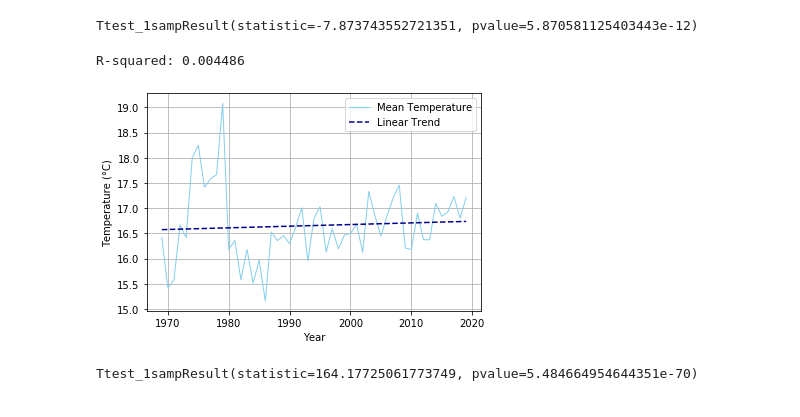
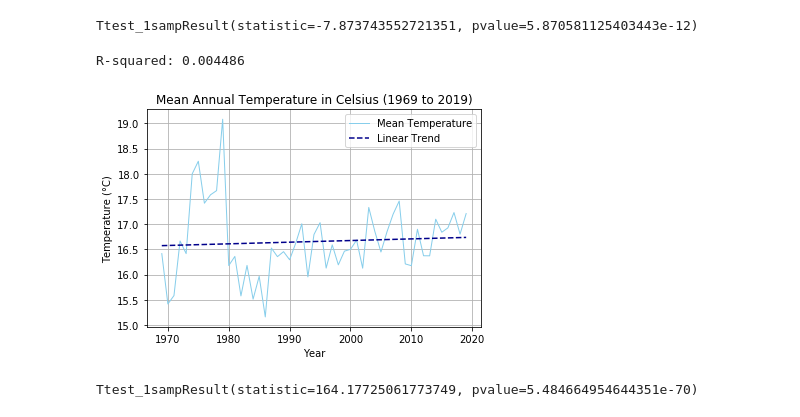
Before and after one commit to giantmagellan/sandiego-climate-analysis, a Jupyter notebook: SeaLevels.ipynb, the cells around one changed output. Saved outputs shown, nothing was run; the diff lists cells and outputs as text; code cells hidden in the pictures.

```diff
--- a/SeaLevels.ipynb
+++ b/SeaLevels.ipynb
@@ -198,24 +198,25 @@ Ttest_1sampResult(statistic=-7.873743552721351, pvalue=5.870581125403443e-12)
 # %%
 #weather data merge
 
 weather = pd.read_csv('Yearly_temperature_data.csv')
 
 
 x_axis_weather = weather["Year"]
 mean_temp = weather["Mean Temp (C)"]
 plt.plot(x_axis_weather, mean_temp, linewidth = 1, color = "skyblue", label='Mean Temperature')
 
 slopew, interceptw, r_valuew, p_valuew, std_errw = stats.linregress(x_axis_weather, mean_temp)
 print("R-squared: %f" % r_valuew**2)
 plt.plot(x_axis_weather, interceptw + slopew*x_axis_weather, '--', color = 'darkblue', label='Linear Trend')
+plt.title("Mean Annual Temperature in Celsius (1969 to 2019)")
 
 plt.legend()
 plt.xlabel("Year")
 plt.ylabel("Temperature (°C)")
 plt.grid()
 # %% [output]
 R-squared: 0.004486
-[figure, old version]
+[figure, new version]
 # %%
 onesample_resultsw = stats.ttest_1samp(mean_temp, true_mu)
 
```
Also changed, not shown: parts of 4 cells of this notebook.
